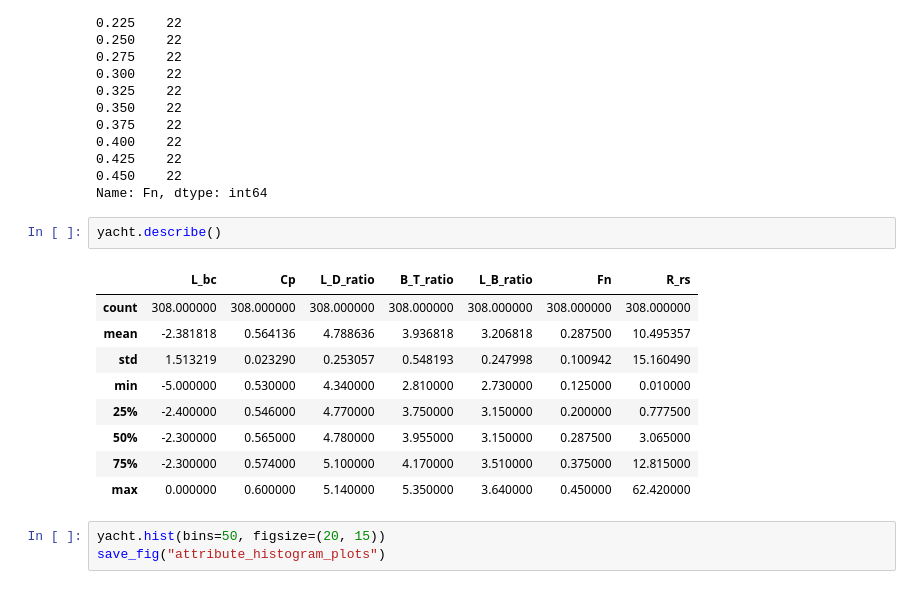
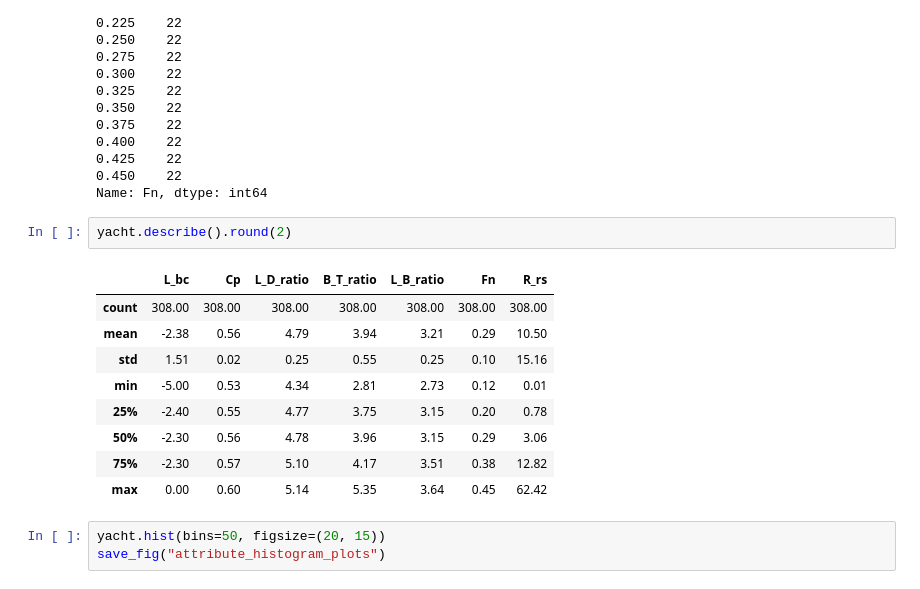
Before and after one commit to dujest/yacht-resistance, a Jupyter notebook: yacht_resistance_prediction.ipynb, the cells around one changed output. Cells and saved outputs as stored; diff of their text form.

```diff
--- a/yacht_resistance_prediction.ipynb
+++ b/yacht_resistance_prediction.ipynb
@@ -195,17 +195,17 @@ yacht["Fn"].value_counts()
 0.450    22
 Name: Fn, dtype: int64
 # %%
-yacht.describe()
+yacht.describe().round(2)
 # %% [output]
 |  | L_bc | Cp | L_D_ratio | B_T_ratio | L_B_ratio | Fn | R_rs |
-| count | 308.000000 | 308.000000 | 308.000000 | 308.000000 | 308.000000 | 308.000000 | 308.000000 |
-| mean | -2.381818 | 0.564136 | 4.788636 | 3.936818 | 3.206818 | 0.287500 | 10.495357 |
-| std | 1.513219 | 0.023290 | 0.253057 | 0.548193 | 0.247998 | 0.100942 | 15.160490 |
-| min | -5.000000 | 0.530000 | 4.340000 | 2.810000 | 2.730000 | 0.125000 | 0.010000 |
-| 25% | -2.400000 | 0.546000 | 4.770000 | 3.750000 | 3.150000 | 0.200000 | 0.777500 |
-| 50% | -2.300000 | 0.565000 | 4.780000 | 3.955000 | 3.150000 | 0.287500 | 3.065000 |
-| 75% | -2.300000 | 0.574000 | 5.100000 | 4.170000 | 3.510000 | 0.375000 | 12.815000 |
-| max | 0.000000 | 0.600000 | 5.140000 | 5.350000 | 3.640000 | 0.450000 | 62.420000 |
+| count | 308.00 | 308.00 | 308.00 | 308.00 | 308.00 | 308.00 | 308.00 |
+| mean | -2.38 | 0.56 | 4.79 | 3.94 | 3.21 | 0.29 | 10.50 |
+| std | 1.51 | 0.02 | 0.25 | 0.55 | 0.25 | 0.10 | 15.16 |
+| min | -5.00 | 0.53 | 4.34 | 2.81 | 2.73 | 0.12 | 0.01 |
+| 25% | -2.40 | 0.55 | 4.77 | 3.75 | 3.15 | 0.20 | 0.78 |
+| 50% | -2.30 | 0.56 | 4.78 | 3.96 | 3.15 | 0.29 | 3.06 |
+| 75% | -2.30 | 0.57 | 5.10 | 4.17 | 3.51 | 0.38 | 12.82 |
+| max | 0.00 | 0.60 | 5.14 | 5.35 | 3.64 | 0.45 | 62.42 |
 # %%
 yacht.hist(bins=50, figsize=(20, 15))
 save_fig("attribute_histogram_plots")
```
Also changed, not shown: parts of 2 cells of this notebook.
